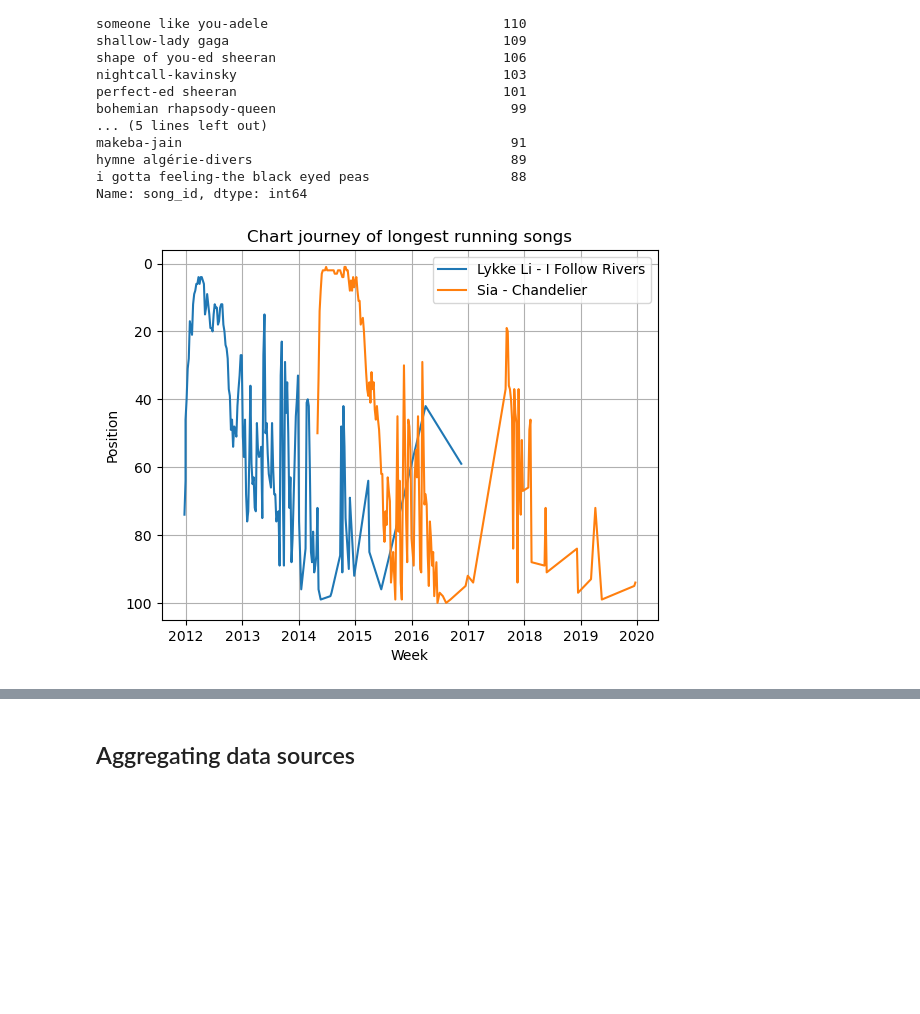
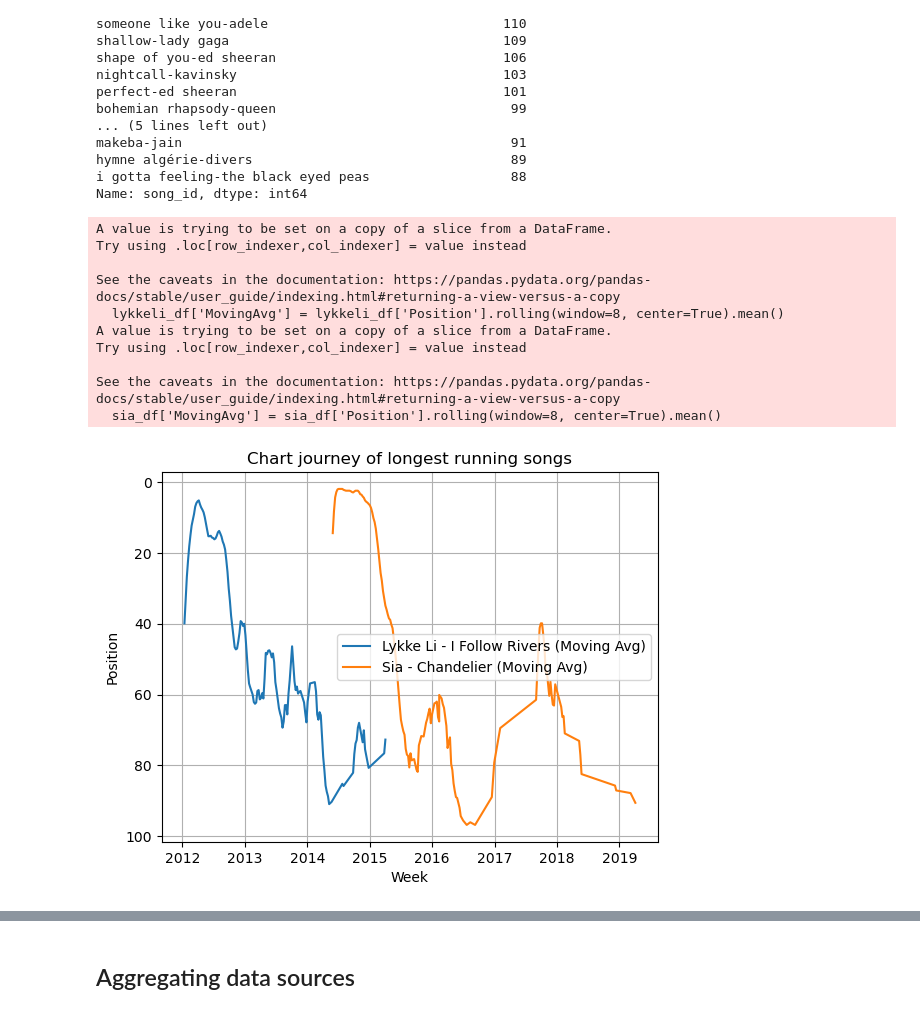
Before and after one commit to matthieubaillard/gender-diversity-in-music-charts, a Jupyter notebook: projet.ipynb, the cells around one changed output, grey strips where cells are left out. Cells and saved outputs as stored; diff of their text form; code cells hidden in the pictures; blank space fills up the shorter version.

```diff
--- a/projet.ipynb
+++ b/projet.ipynb
@@ -213,0 +240,27 @@ Name: performer, dtype: int64
+# %%
+# Commas, &, +, w/ can still be found in main-artist.
+# newer version of the function:
+
+def clean_artist_features(artist):
+    #pattern = re.compile(r'(?i)\b(?:feat\.?|featuring|introducing|co-starring|and|with|\+|,?\s*&\s*)\b')
+    #pattern = re.compile(r'(?i)\b(?:feat\.?|featuring|introducing|co-starring)\b(?![a-z0-9])|'
+    #                 r'\b(?:and|with|w\/|\+|,?\s*&\s*)\b(?![a-z0-9])') # NO THIS RETURNS 8154 MAIN-ARTIST
+    #pattern = re.compile(r'(?i)\b(?:feat\.?|featuring|introducing|co-starring|and|with|w\/|\+|,\s|&\s)\b') # 8036, strips commas without moving featured artist, still & remaining
+    pattern = re.compile(r'(?i)\b(?:feat\.?|featuring|introducing|co-starring|and|with|w\/|\+|,?\s*&\s*)\b') # BEST RESULT WITH 7550 MAIN-ARTISTS, BUT STILL ,&+ in main-artists
+    parentheses_pattern_main = re.compile(r'\s*\($')
+    brackets_pattern_main = re.compile(r'\s*\[$')
+    parentheses_pattern_featured = re.compile(r'([^()\[\]]+)\s*[)\]]+$')
+
+    match = re.search(pattern, artist)
+    if match:
+        cleaned_artist_main = artist[:match.start()].strip()
+        cleaned_artist_main = re.sub(parentheses_pattern_main, '', cleaned_artist_main).strip()
+        cleaned_artist_main = re.sub(brackets_pattern_main, '', cleaned_artist_main).strip()
+        featured_artist = re.sub(pattern, '', artist[match.end():]).strip('. ').lstrip('uring ')
+        return cleaned_artist_main, featured_artist
+    else:
+        return artist, ''
+
+hot100_df[['main_artist', 'artist_featured']] = hot100_df['performer'].apply(clean_artist_features).apply(pd.Series)
+
+hot100_df
@@ -814,29 +989,45 @@ Name: song_id, dtype: int64
 # %%
 # Lykke Li 2011-2016
 lykkeli_df = FRcharts_df[FRcharts_df['song_id'] == "i follow rivers-lykke li"]
 
 # Sia 2014-2019
 sia_df = FRcharts_df[FRcharts_df['song_id'] == "chandelier-sia"]
 
+# Calculate the moving average
+lykkeli_df['MovingAvg'] = lykkeli_df['Position'].rolling(window=8, center=True).mean()
+sia_df['MovingAvg'] = sia_df['Position'].rolling(window=8, center=True).mean()
+
 # Create a new figure and axes
 fig, ax = plt.subplots()
 
-# Plot the song's position evolution
-ax.plot(lykkeli_df['chart_date'], lykkeli_df['Position'], label="Lykke Li - I Follow Rivers")
-ax.plot(sia_df['chart_date'], sia_df['Position'], label="Sia - Chandelier")
+# Plot the song's position evolution and moving average
+ax.plot(lykkeli_df['chart_date'], lykkeli_df['MovingAvg'], label="Lykke Li - I Follow Rivers (Moving Avg)")
+ax.plot(sia_df['chart_date'], sia_df['MovingAvg'], label="Sia - Chandelier (Moving Avg)")
+#ax.scatter(lykkeli_df['chart_date'], lykkeli_df['Position'], label="Lykke Li - I Follow Rivers", color='blue', alpha=0.5)
+#ax.scatter(sia_df['chart_date'], sia_df['Position'], label="Sia - Chandelier", color='orange', alpha=0.5)
 
 # Set the labels, title and legend
 ax.set_xlabel('Week')
 ax.set_ylabel('Position')
 ax.set_title('Chart journey of longest running songs')
 ax.invert_yaxis() # position 1 should be on top
 ax.legend()
 
 # Display the plot
 plt.grid(True)
 plt.show()
 # %% [output]
+A value is trying to be set on a copy of a slice from a DataFrame.
+Try using .loc[row_indexer,col_indexer] = value instead
+
+See the caveats in the documentation: https://pandas.pydata.org/pandas-docs/stable/user_guide/indexing.html#returning-a-view-versus-a-copy
+  lykkeli_df['MovingAvg'] = lykkeli_df['Position'].rolling(window=8, center=True).mean()
+A value is trying to be set on a copy of a slice from a DataFrame.
+Try using .loc[row_indexer,col_indexer] = value instead
+
+See the caveats in the documentation: https://pandas.pydata.org/pandas-docs/stable/user_guide/indexing.html#returning-a-view-versus-a-copy
+  sia_df['MovingAvg'] = sia_df['Position'].rolling(window=8, center=True).mean()
-[figure, old version]
+[figure, new version]
 # %%
 sia_df
 # %% [output]
```
Also changed, not shown: parts of 88 cells of this notebook.
